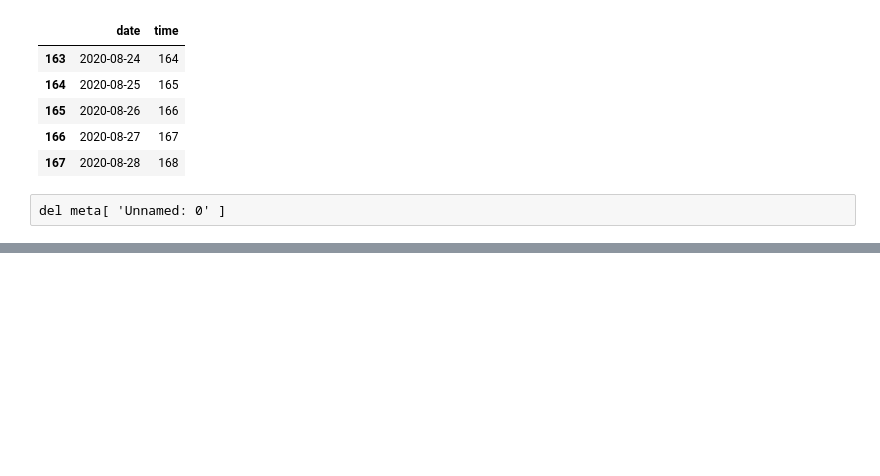
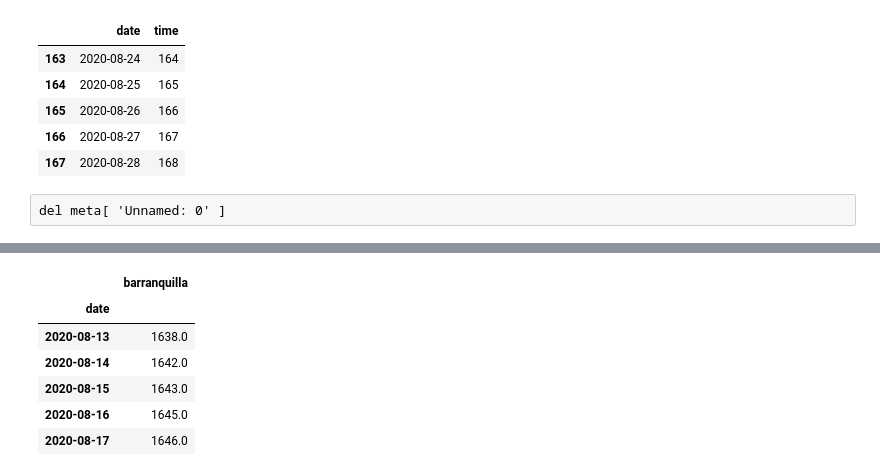
Before and after one commit to andrespd1/siscovid, a Jupyter notebook: SEIR.ipynb, the cells around one changed output, grey strips where cells are left out. Saved outputs shown, nothing was run; the diff lists cells and outputs as text; code cells hidden in the pictures; blank space fills up the shorter version.

```diff
--- a/SEIR.ipynb
+++ b/SEIR.ipynb
@@ -132,0 +134,12 @@ plt.legend()
+# %%
+deaths_by_city = pd.read_csv( './data/meta/deaths-by-city.csv' )[ [ 'date', city ] ].set_index( 'date' ).cumsum()
+# %%
+deaths_by_city.tail()
+# %% [output]
+|  | barranquilla |
+| date |  |
+| 2020-08-13 | 1638.0 |
+| 2020-08-14 | 1642.0 |
+| 2020-08-15 | 1643.0 |
+| 2020-08-16 | 1645.0 |
+| 2020-08-17 | 1646.0 |
```
Also changed, not shown: parts of 9 cells of this notebook, 15 other files.
